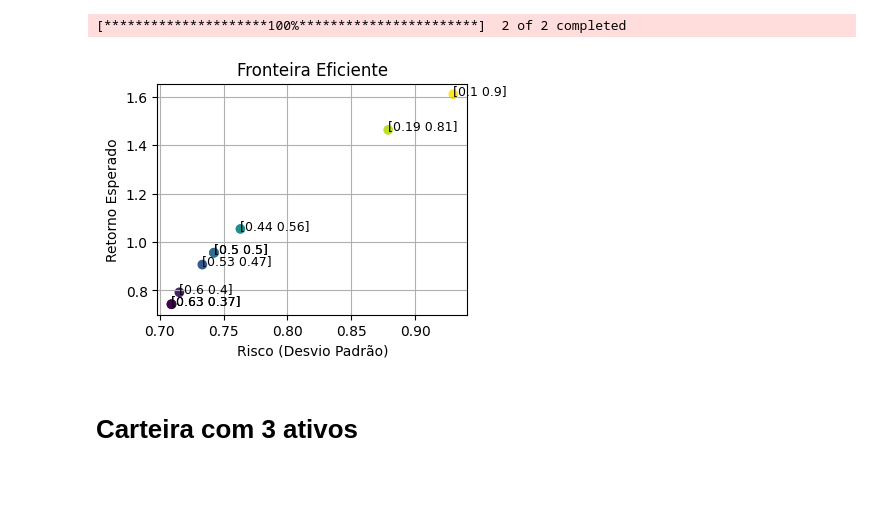
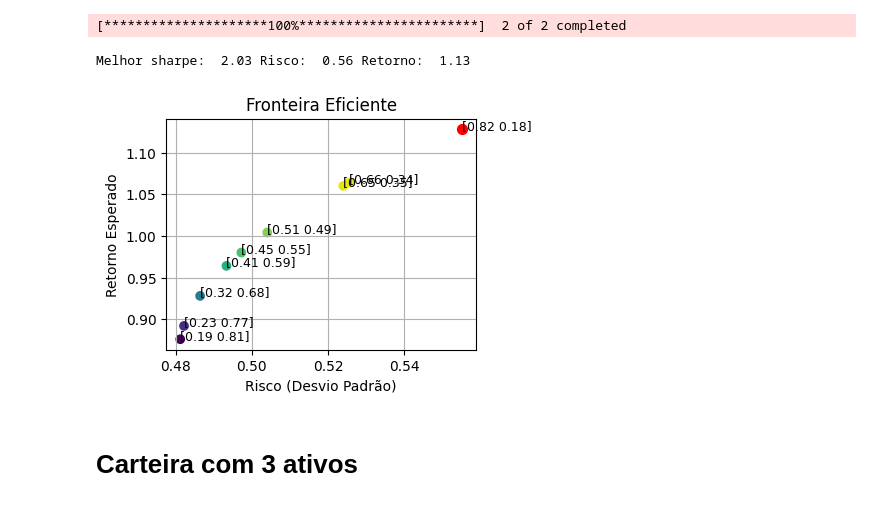
Before and after one commit to Roterdamjr/Mestrado, a Jupyter notebook: Markowitz_Simples.ipynb, the cells around one changed output. Saved outputs shown, nothing was run; the diff lists cells and outputs as text; code cells hidden in the pictures.

```diff
--- a/Markowitz_Simples.ipynb
+++ b/Markowitz_Simples.ipynb
@@ -42,7 +42,7 @@ def fn_gera_carteiras(df, numero_carteiras , risk_free=0 ):
     sharpes.append(sharpe)
 
   carteiras = {'pesos': pesos,
-                'returns': retornos,
+                'retornos': retornos,
                 'riscos':riscos,
                'sharpes':sharpes}
 
@@ -50,9 +50,14 @@ def fn_gera_carteiras(df, numero_carteiras , risk_free=0 ):
 
 def plota(retornos, riscos, labels=None):
     sharpe = carteiras['sharpes']
-
+    indice = np.array(sharpe).argmax()
+    y_axis = retornos[indice]
+    X_axis = riscos[indice]
     plt.figure(figsize=(4,3))
     plt.scatter(riscos, retornos, c=sharpe, cmap = 'viridis')
+
+    plt.scatter(X_axis, y_axis, c = 'red', s = 50)
+
     plt.title("Fronteira Eficiente")
     plt.xlabel("Risco (Desvio Padrão)")
     plt.ylabel("Retorno Esperado")
@@ -62,6 +67,13 @@ def plota(retornos, riscos, labels=None):
     if labels != None:
       for i in range(len(labels)):
           plt.text(riscos[i] , retornos[i] , str(labels[i]), fontsize=9)
+
+    #melhor sharpe
+    ind_melhor_sharpe  = np.array(sharpe).argmax()
+    print('Melhor sharpe: ',
+          round(sharpe[ind_melhor_sharpe],2) , 'Risco: ',
+          round(riscos[ind_melhor_sharpe],2), 'Retorno: ' ,
+          round(retornos[ind_melhor_sharpe],2))
 
     plt.show()
 
@@ -120,10 +132,11 @@ df = df.dropna()
 [*********************100%***********************]  2 of 2 completed
 # %%
 carteiras = fn_gera_carteiras(df ,10)
-retornos, riscos, pesos, sharpes = carteiras['returns'], carteiras['riscos'], carteiras['pesos'], carteiras['sharpes']
+retornos, riscos, pesos, sharpe = carteiras['retornos'], carteiras['riscos'], carteiras['pesos'], carteiras['sharpes']
 plota(retornos, riscos, pesos)
 # %% [output]
+Melhor sharpe:  2.03 Risco:  0.56 Retorno:  1.13
-[figure, old version]
+[figure, new version]
 # %% [markdown]
 # Carteira com 3 ativos
 # %%
```
Also changed, not shown: parts of 8 cells of this notebook.
